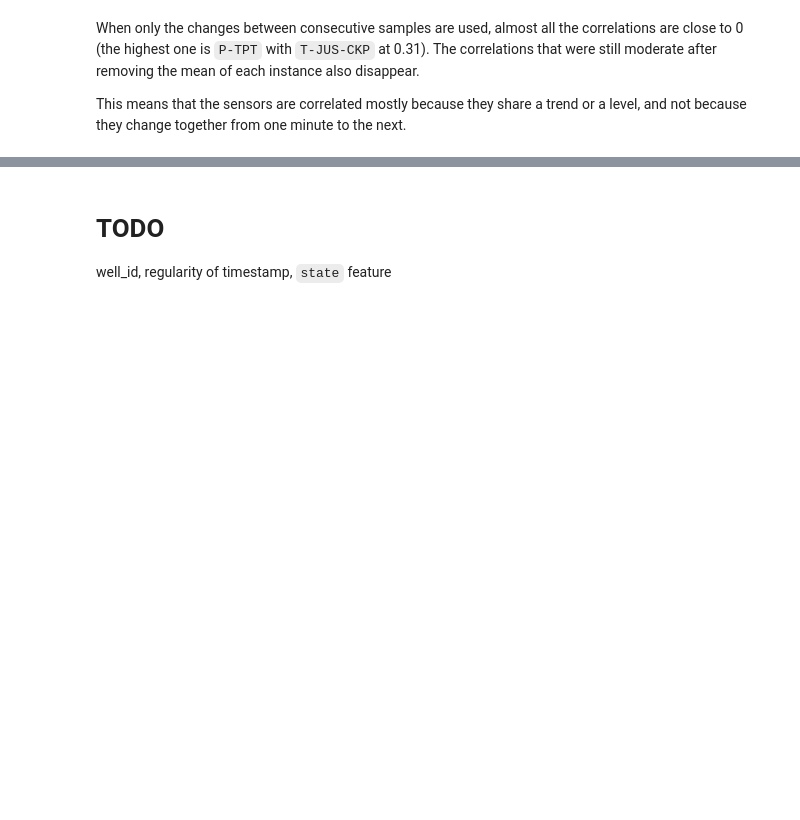
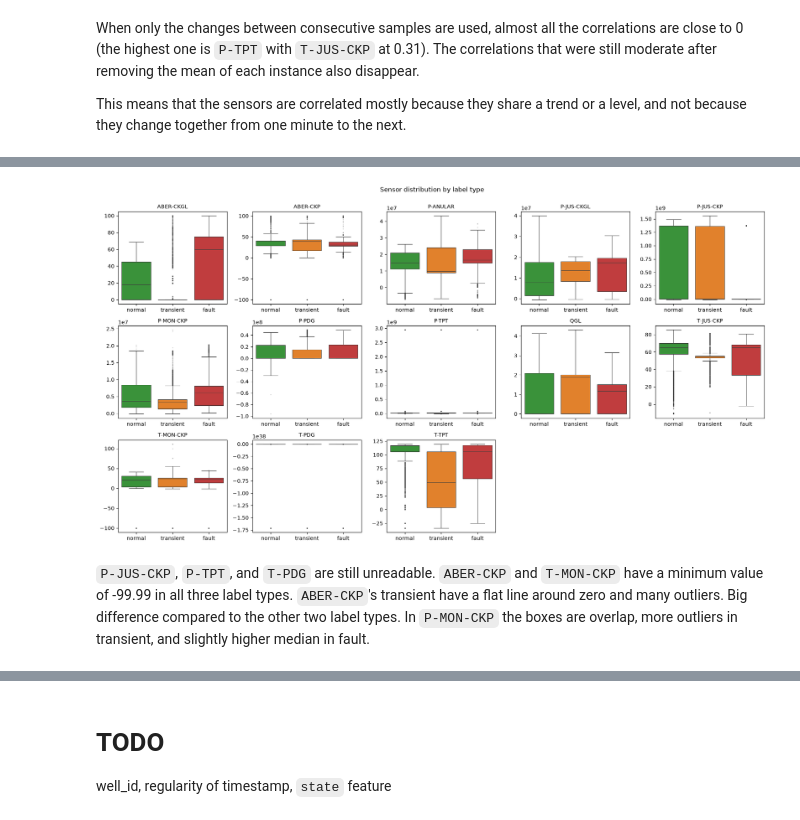
Before and after one commit to tommasofacchin/uis-msc-data-science, a Jupyter notebook: DAT540 - Data science/Project/01_eda.ipynb, the cells around one changed output, grey strips where cells are left out. Drawn from its saved outputs; the diff is of its cells as text; code cells hidden in the pictures; blank space fills up the shorter version.

```diff
--- a/DAT540 - Data science/Project/01_eda.ipynb
+++ b/DAT540 - Data science/Project/01_eda.ipynb
@@ -732,0 +801,25 @@ This means that the sensors are correlated mostly because they share a trend or
+# %%
+# Plot by label type
+order = ["normal", "transient", "fault"]
+fig, axes = plt.subplots(nrows, ncols, figsize=(18, 3.2 * nrows))
+
+for ax, s in zip(axes.ravel(), corr_sensors):
+    sns.boxplot(data=box, x="label_type", y=s, order=order, hue="label_type",
+                palette=LABEL_COLORS, legend=False, ax=ax, linewidth=0.8,
+                flierprops=dict(marker=".", markersize=1.5, alpha=0.3))
+    ax.set_title(s, fontsize=10)
+    ax.set_xlabel("")
+    ax.set_ylabel("")
+for ax in axes.ravel()[len(corr_sensors):]:
+    ax.axis("off")
+
+fig.suptitle("Sensor distribution by label type", y=1.0)
+plt.tight_layout()
+plt.show()
+# %% [output]
+[figure, added]
+# %% [markdown]
+`P-JUS-CKP`, `P-TPT`, and `T-PDG` are still unreadable.
+`ABER-CKP` and `T-MON-CKP` have a minimum value of -99.99 in all three label types.
+`ABER-CKP`'s transient have a flat line around zero and many outliers. Big difference compared to the other two label types.
+In `P-MON-CKP` the boxes are overlap, more outliers in transient, and slightly higher median in fault.
```
Also changed, not shown: parts of 14 cells of this notebook.
